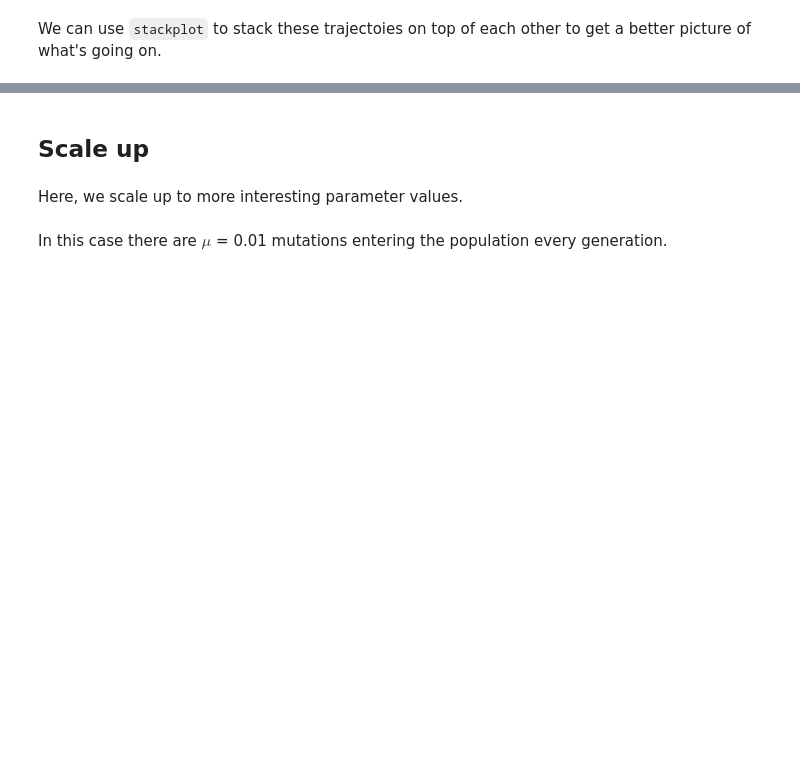
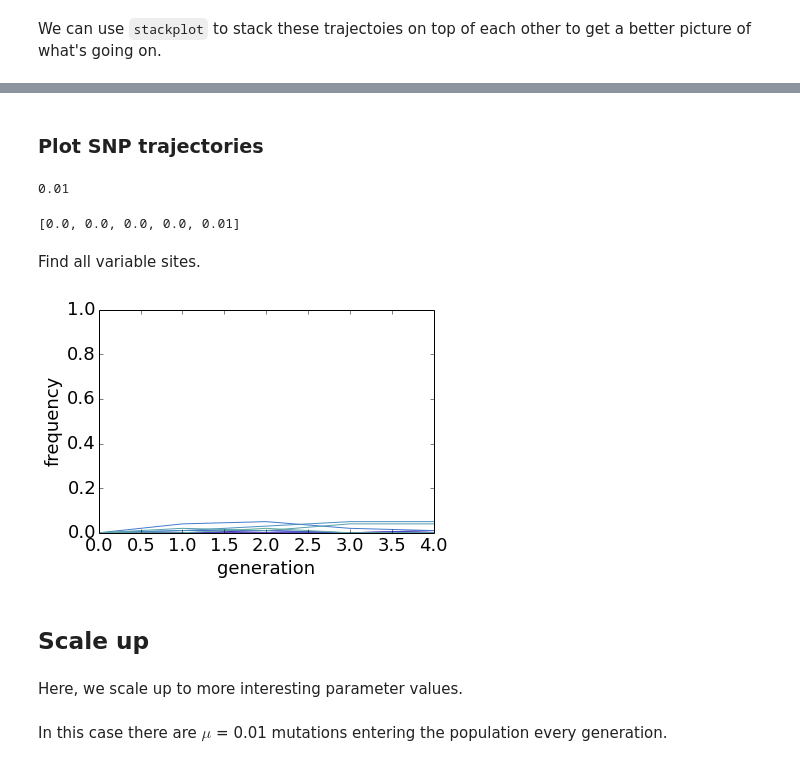
Before and after one commit to trvrb/sismid, a Jupyter notebook: wright-fisher/mutation-drift.ipynb, the cells around one changed output, grey strips where cells are left out. Saved outputs shown, nothing was run; the diff lists cells and outputs as text; code cells hidden in the pictures; blank space fills up the shorter version.

```diff
--- a/wright-fisher/mutation-drift.ipynb
+++ b/wright-fisher/mutation-drift.ipynb
@@ -452,0 +453,16 @@ stacked_trajectory_plot()
+# %% [markdown]
+### Plot SNP trajectories
+# %%
+def get_snp_frequency(site, generation):
+    minor_allele_frequency = 0.0
+    pop_at_generation = history[generation]
+    for haplotype in pop_at_generation.keys():
+        allele = haplotype[site]
+        frequency = pop_at_generation[haplotype] / float(pop_size)
+        if allele != "A":
+            minor_allele_frequency += frequency
+    return minor_allele_frequency
+# %%
+get_snp_frequency(3, 5)
+# %% [output]
+0.01
@@ -452,0 +473,6 @@ stacked_trajectory_plot()
+# %%
+get_snp_trajectory(3)
+# %% [output]
+[0.0, 0.0, 0.0, 0.0, 0.01]
+# %% [markdown]
+Find all variable sites.
@@ -453,3 +502,7 @@ stacked_trajectory_plot()
+# %%
+snp_trajectory_plot()
+# %% [output]
+[figure, added]
 # %% [markdown]
 ## Scale up
 # %% [markdown]
```
Also changed, not shown: parts of 29 cells of this notebook, 2 other files.
